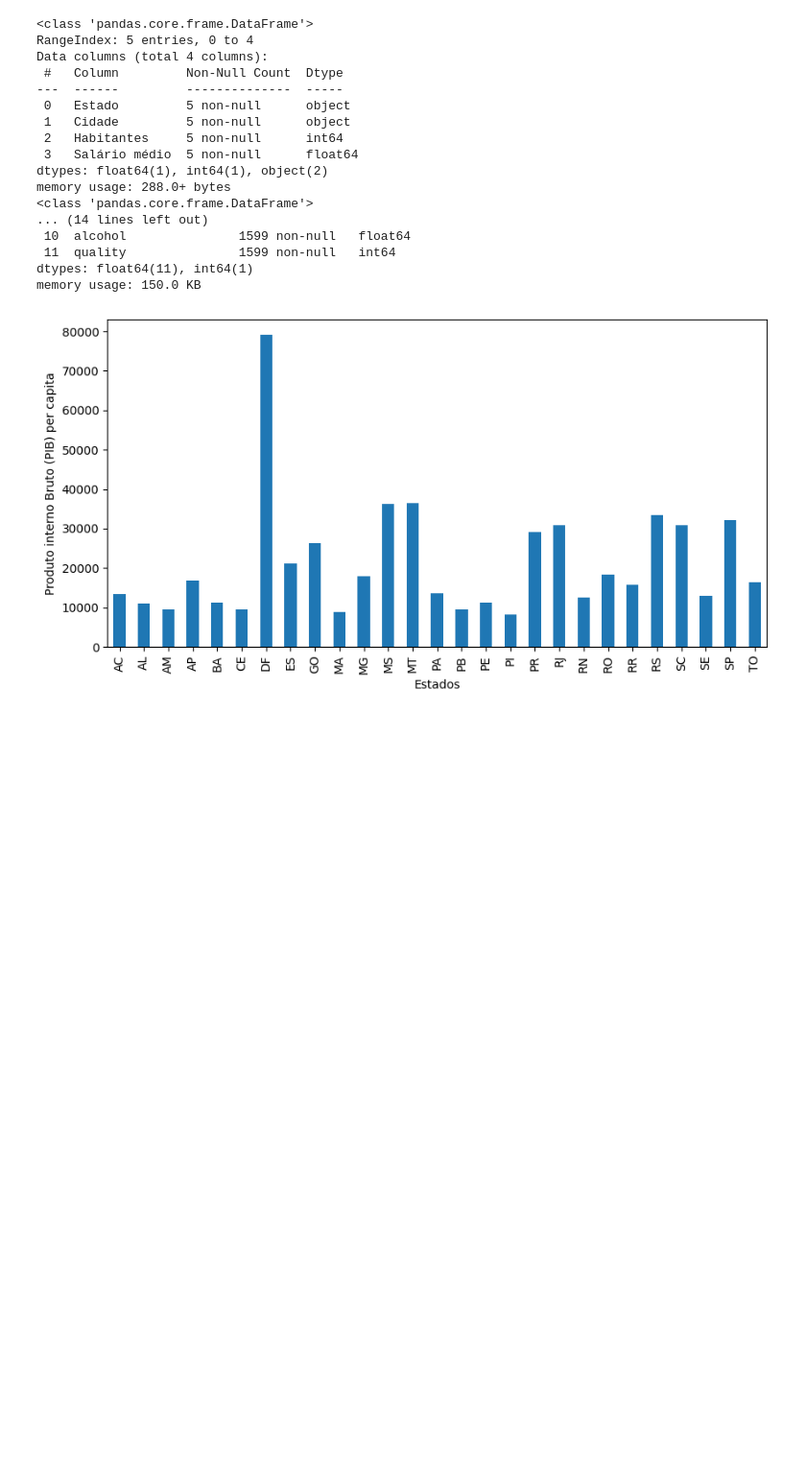
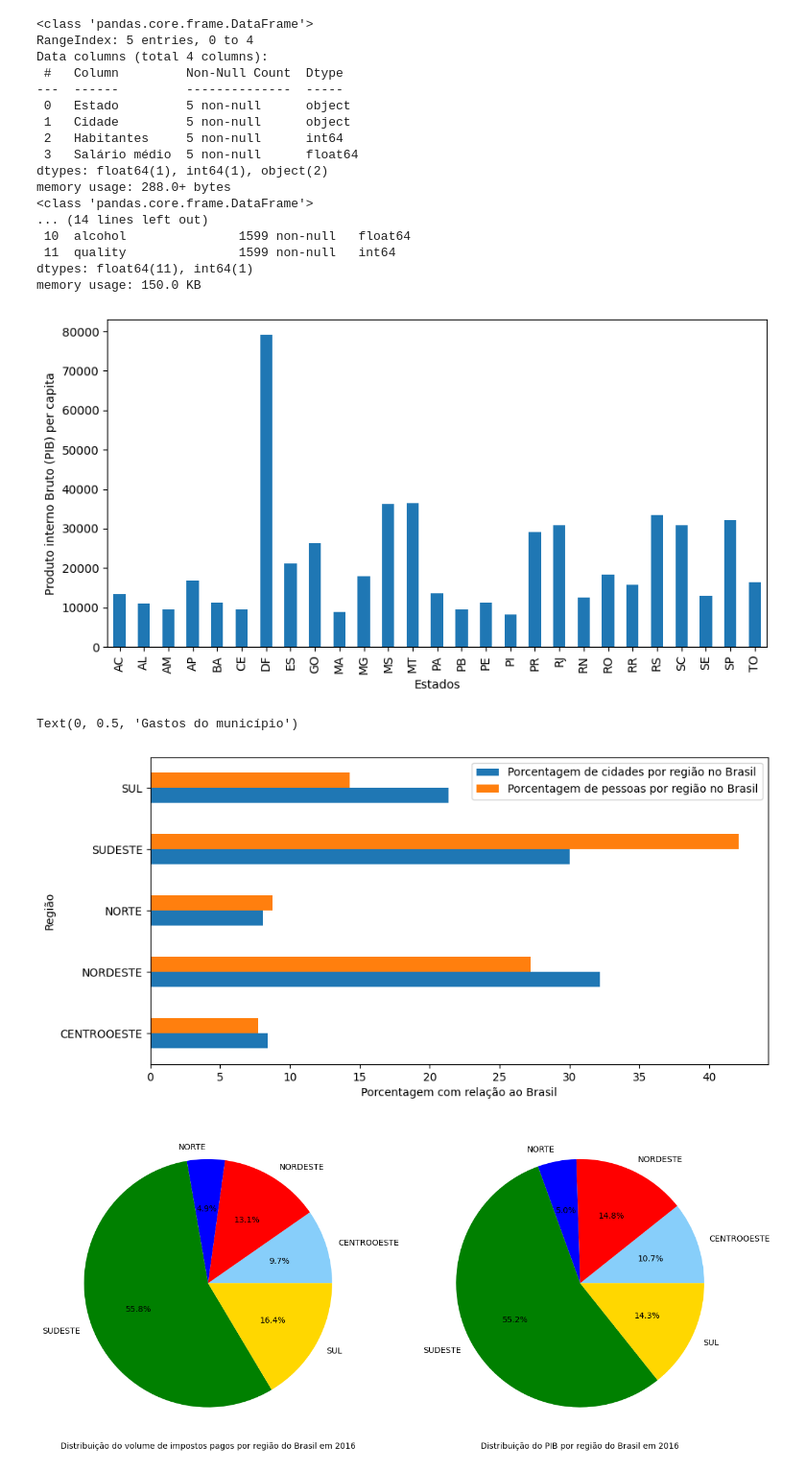
Before and after one commit to gustavo-plc/Curso_py, a Jupyter notebook: Ciência_de_Dados.ipynb, the cells around one changed output. Shown at 96% size. Saved outputs shown, nothing was run; the diff lists cells and outputs as text; code cells hidden in the pictures; blank space fills up the shorter version.

```diff
--- a/Ciência_de_Dados.ipynb
+++ b/Ciência_de_Dados.ipynb
@@ -904,30 +904,90 @@ def conversion_reg(n):
     return 'NORDESTE'
   elif n in CENTROOESTE:
     return 'CENTROOESTE'
   elif n in SUDESTE:
     return 'SUDESTE'
   elif n in SUL:
     return 'SUL'
   else:
     return 'ERROR'
 
 df_brasil['REGION'] = df_brasil['STATE'].apply(conversion_reg)
 
+
+
+#
+#GRÁFICO DE BARRAS
+#
+
 #análise univariada
 
 # Agrupar por estado ('STATE') sem calcular a média diretamente
 grouped = df_brasil.groupby(by=['STATE'])
 
 # Calcular a média apenas para a coluna 'GDP_CAPITA'
 mean_gdp_capita = grouped['GDP_CAPITA'].mean()
 
 # Plotar os dados resultantes
 ax = mean_gdp_capita.plot.bar(figsize=(10, 5))
 
 # Configurar rótulos dos eixos
 _ = ax.set(xlabel='Estados', ylabel='Produto interno Bruto (PIB) per capita')
 
 # Mostrar o gráfico
 plt.show()
+
+#análise multivariada: comparação de duas variáveis simultaneamente no mesmo gráfico
+
+#número de municípios na região e população na região: normalizados para porcentagem
+
+data = df_brasil.groupby(by=['REGION']).agg({'CITY': 'count', 'POPULATION_2018': 'sum'})
+
+data['CITY'] = (data['CITY'] / data['CITY'].sum()) * 100
+
+data['POPULATION_2018'] = (data['POPULATION_2018'] / data['POPULATION_2018'].sum()) * 100
+
+ax = data.plot.barh(figsize=(10,5))
+
+_ = ax.set(xlabel='Porcentagem com relação ao Brasil', ylabel='Região')
+_ = ax.legend(['Porcentagem de cidades por região no Brasil', 'Porcentagem de pessoas por região no Brasil'])
+
+
+#
+#GRÁFICO DE SETOR
+#
+#especifica a sequência de cores a ser utilizada na visualização
+
+colors = ['lightskyblue', 'red', 'blue', 'green', 'gold']
+
+fig, axes = plt.subplots(nrows=1, ncols=2, figsize=(15,15))
+
+_ = df_brasil.groupby(by=['REGION']).sum()['TAXES'].plot.pie(colors=colors, autopct='%1.1f%%', ax=axes[0])
+
+_ = df_brasil.groupby(by=['REGION']).sum()['GDP'].plot.pie(colors=colors, autopct='%1.1f%%', ax=axes[1])
+
+_ = axes[0].set(xlabel='Distribuição do volume de impostos pagos por região do Brasil em 2016', ylabel='')
+
+_ = axes[1].set(xlabel='Distribuição do PIB por região do Brasil em 2016', ylabel='')
+
+
+#
+#GRÁFICO DE DISPERSÃO
+#
+
+#o valor de despesas de alguns municípios não foi disponibilizado na base de dados
+
+data = df_brasil.query("MUN_EXPENDIT != 0")
+
+f, ax = plt.subplots(figsize=(10,6))
+plt.yscale('log')
+
+sct_plot = sns.scatterplot(x=data['IDHM'], y=data['MUN_EXPENDIT'], hue=data['REGION'])
+
+sct_plot.set_xlabel(xlabel = 'IDH do município', fontsize = 12)
+
+sct_plot.set_ylabel(ylabel = 'Gastos do município', fontsize = 12)
 # %% [output]
 [figure]
+Text(0, 0.5, 'Gastos do município')
+[figure, added]
+[figure, added]
```
Also changed, not shown: parts of 1 cell of this notebook.
